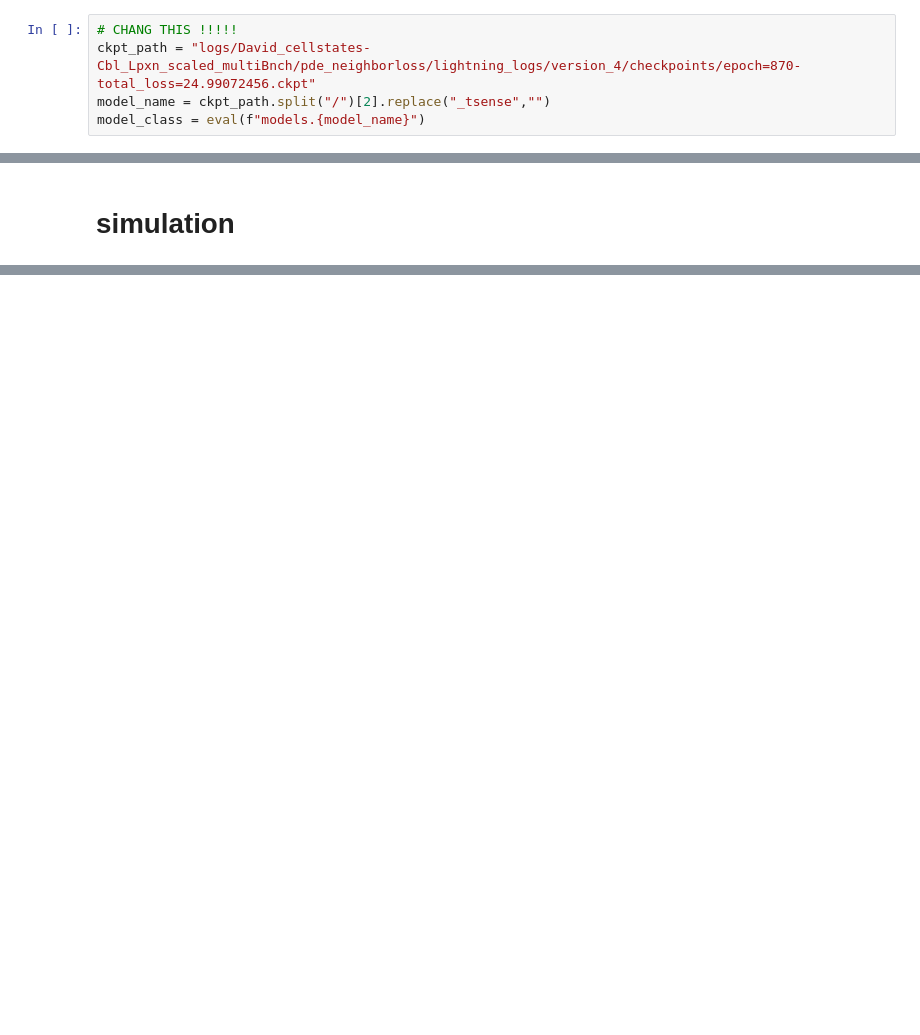
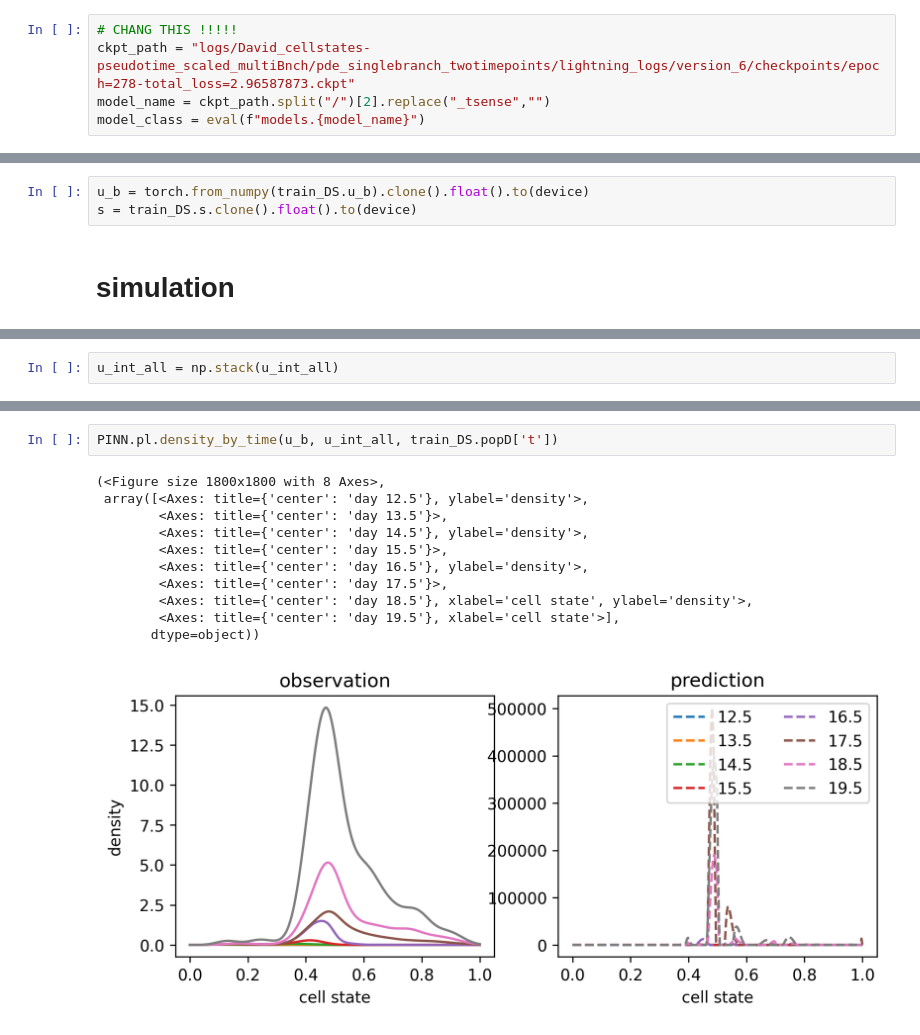
Before and after one commit to oZwZo/PINN_dynamics, a Jupyter notebook: Explore_Notebook/6.simulation/6-8.singlebranch_pde_meahr.ipynb, the cells around one changed output, grey strips where cells are left out. Saved outputs shown, nothing was run; the diff lists cells and outputs as text; blank space fills up the shorter version.

Commit message:
single branch training and eval

```diff
--- a/Explore_Notebook/6.simulation/6-8.singlebranch_pde_meahr.ipynb
+++ b/Explore_Notebook/6.simulation/6-8.singlebranch_pde_meahr.ipynb
@@ -20,7 +22,7 @@ import seaborn as sns
 from torch.utils.data import DataLoader
 # %%
 # CHANG THIS !!!!!
-ckpt_path = "logs/David_cellstates-Cbl_Lpxn_scaled_multiBnch/pde_neighborloss/lightning_logs/version_4/checkpoints/epoch=870-total_loss=24.99072456.ckpt"
+ckpt_path = "logs/David_cellstates-pseudotime_scaled_multiBnch/pde_singlebranch_twotimepoints/lightning_logs/version_6/checkpoints/epoch=278-total_loss=2.96587873.ckpt"
 model_name = ckpt_path.split("/")[2].replace("_tsense","")
 model_class = eval(f"models.{model_name}")
 # %%
@@ -63,2 +75,5 @@ train_DS.t_b.shape
+# %%
+u_b = torch.from_numpy(train_DS.u_b).clone().float().to(device)
+s = train_DS.s.clone().float().to(device)
 # %% [markdown]
 # simulation
@@ -100,0 +122,2 @@ t_list = t_b.detach().clone().flatten() / 5
+# %%
+u_int_all = np.stack(u_int_all)
@@ -100,0 +204,14 @@ t_list = t_b.detach().clone().flatten() / 5
+# %%
+PINN.pl.density_by_time(u_b, u_int_all, train_DS.popD['t'])
+# %% [output]
+(<Figure size 1800x1800 with 8 Axes>,
+ array([<Axes: title={'center': 'day 12.5'}, ylabel='density'>,
+        <Axes: title={'center': 'day 13.5'}>,
+        <Axes: title={'center': 'day 14.5'}, ylabel='density'>,
+        <Axes: title={'center': 'day 15.5'}>,
+        <Axes: title={'center': 'day 16.5'}, ylabel='density'>,
+        <Axes: title={'center': 'day 17.5'}>,
+        <Axes: title={'center': 'day 18.5'}, xlabel='cell state', ylabel='density'>,
+        <Axes: title={'center': 'day 19.5'}, xlabel='cell state'>],
+       dtype=object))
+[figure, added]
```
Also changed, not shown: parts of 19 cells of this notebook, 2 other files.
